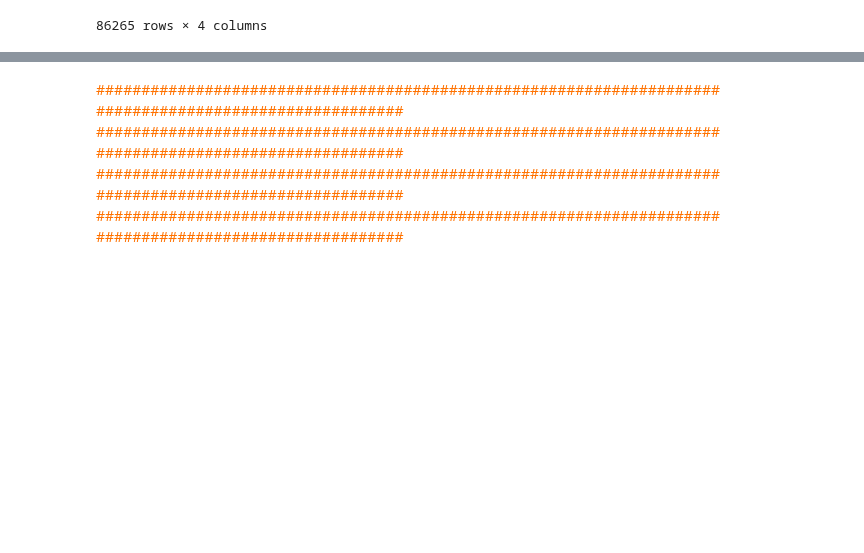
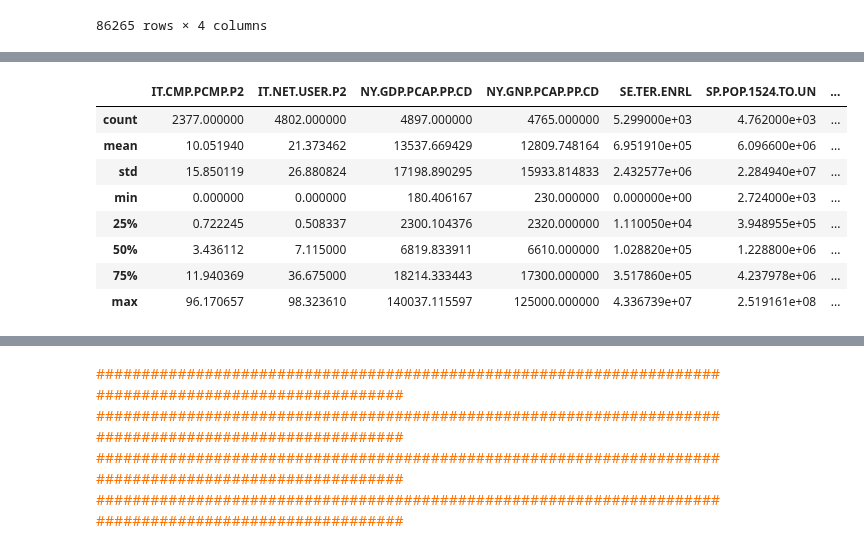
Before and after one commit to samirhinojosa/OC-P2-education-statistics, a Jupyter notebook: notebook.ipynb, the cells around one changed output, grey strips where cells are left out. Cells and saved outputs as stored; diff of their text form; code cells hidden in the pictures; blank space fills up the shorter version.

```diff
--- a/notebook.ipynb
+++ b/notebook.ipynb
@@ -876,0 +930,12 @@ df_to_work
+# %%
+df_to_work.describe()
+# %% [output]
+|  | IT.CMP.PCMP.P2 | IT.NET.USER.P2 | NY.GDP.PCAP.PP.CD | NY.GNP.PCAP.PP.CD | SE.TER.ENRL | SP.POP.1524.TO.UN | ... |
+| count | 2377.000000 | 4802.000000 | 4897.000000 | 4765.000000 | 5.299000e+03 | 4.762000e+03 | ... |
+| mean | 10.051940 | 21.373462 | 13537.669429 | 12809.748164 | 6.951910e+05 | 6.096600e+06 | ... |
+| std | 15.850119 | 26.880824 | 17198.890295 | 15933.814833 | 2.432577e+06 | 2.284940e+07 | ... |
+| min | 0.000000 | 0.000000 | 180.406167 | 230.000000 | 0.000000e+00 | 2.724000e+03 | ... |
+| 25% | 0.722245 | 0.508337 | 2300.104376 | 2320.000000 | 1.110050e+04 | 3.948955e+05 | ... |
+| 50% | 3.436112 | 7.115000 | 6819.833911 | 6610.000000 | 1.028820e+05 | 1.228800e+06 | ... |
+| 75% | 11.940369 | 36.675000 | 18214.333443 | 17300.000000 | 3.517860e+05 | 4.237978e+06 | ... |
+| max | 96.170657 | 98.323610 | 140037.115597 | 125000.000000 | 4.336739e+07 | 2.519161e+08 | ... |
```
Also changed, not shown: parts of 18 cells of this notebook.
